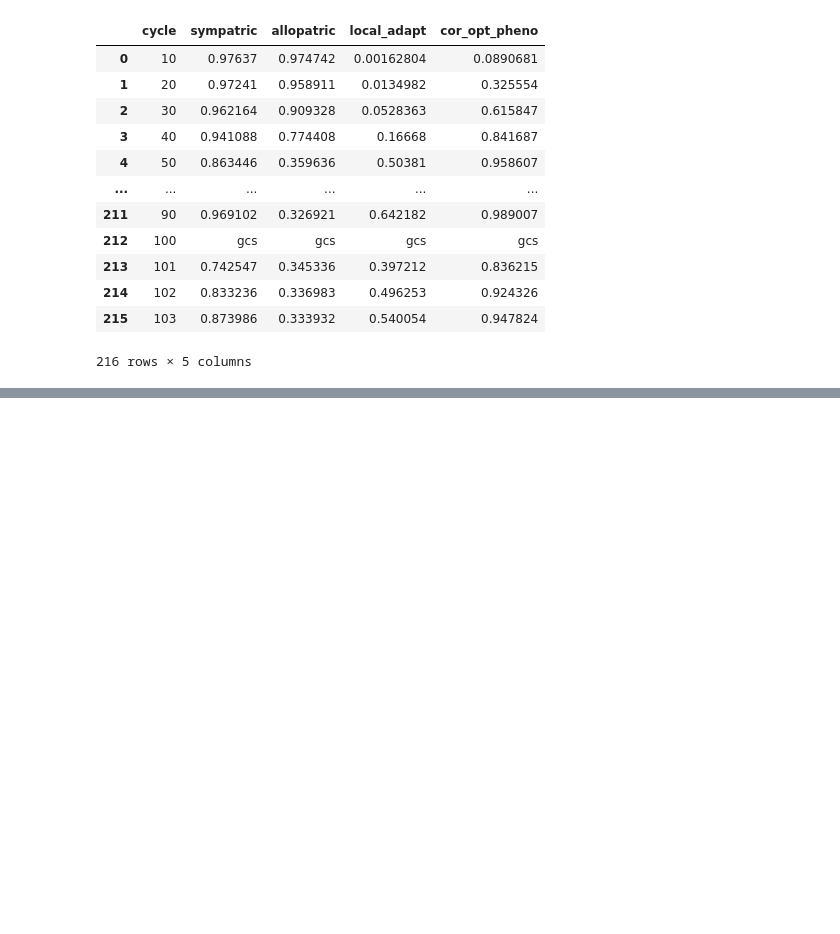
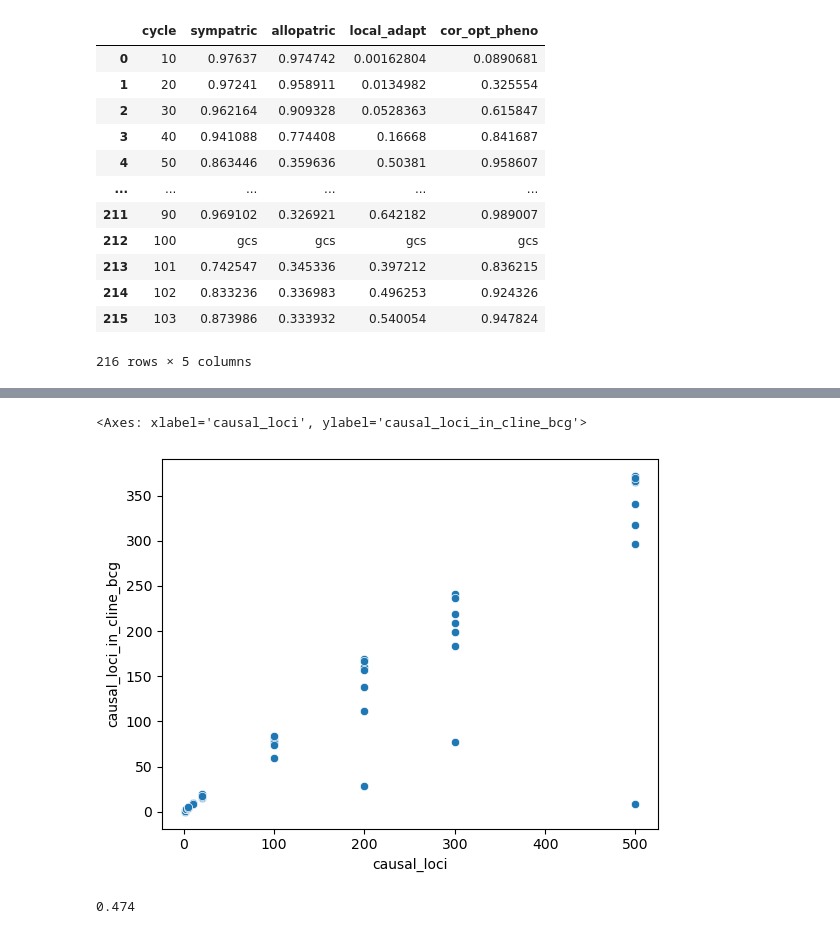
Before and after one commit to Tatianabellagio/cline_creation, a Jupyter notebook: readin_results.ipynb, the cells around one changed output, grey strips where cells are left out. Saved outputs shown, nothing was run; the diff lists cells and outputs as text; code cells hidden in the pictures; blank space fills up the shorter version.

```diff
--- a/readin_results.ipynb
+++ b/readin_results.ipynb
@@ -196,0 +540,9 @@ la
+# %%
+sns.scatterplot(results, x = 'causal_loci', y = 'causal_loci_in_cline_bcg')
+# %% [output]
+<Axes: xlabel='causal_loci', ylabel='causal_loci_in_cline_bcg'>
+[figure, added]
+# %%
+perc_most_sign_bcg
+# %% [output]
+0.474
```
Also changed, not shown: parts of 61 cells of this notebook, 3 other files.
